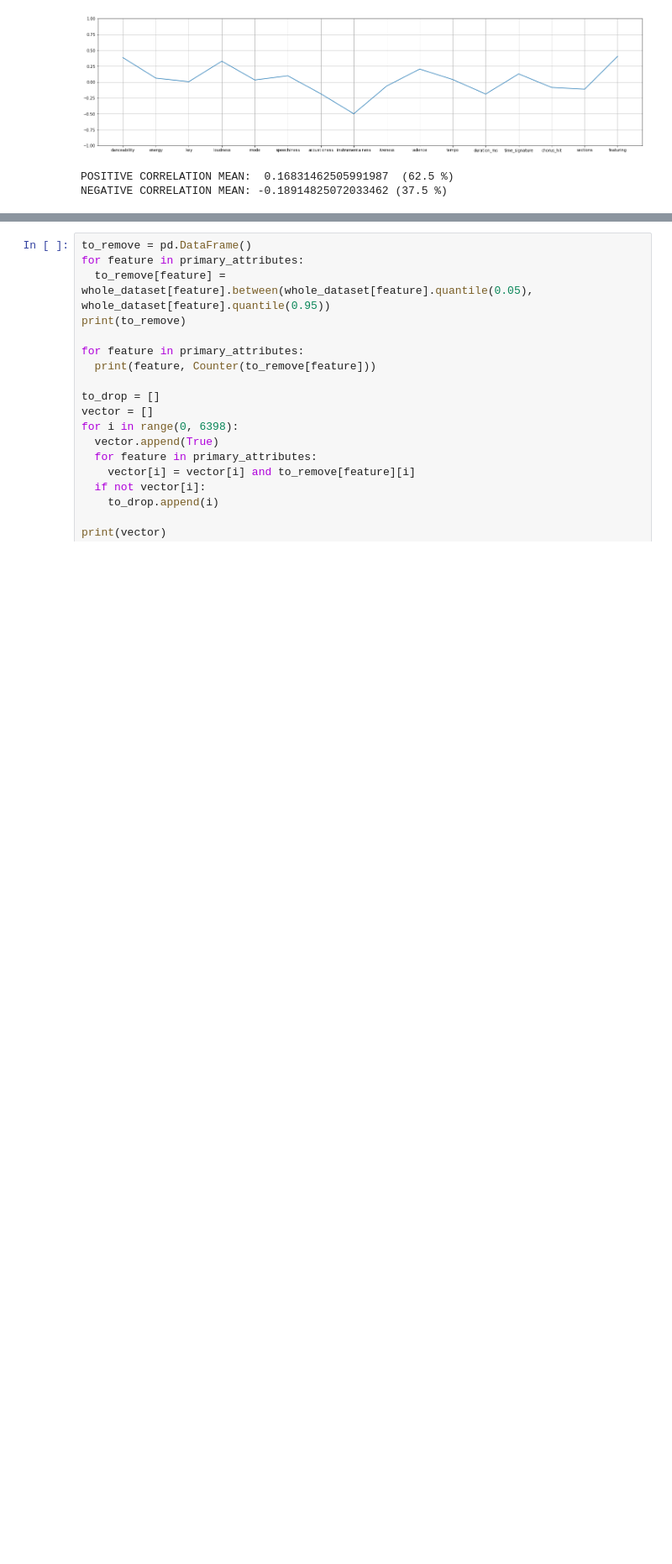
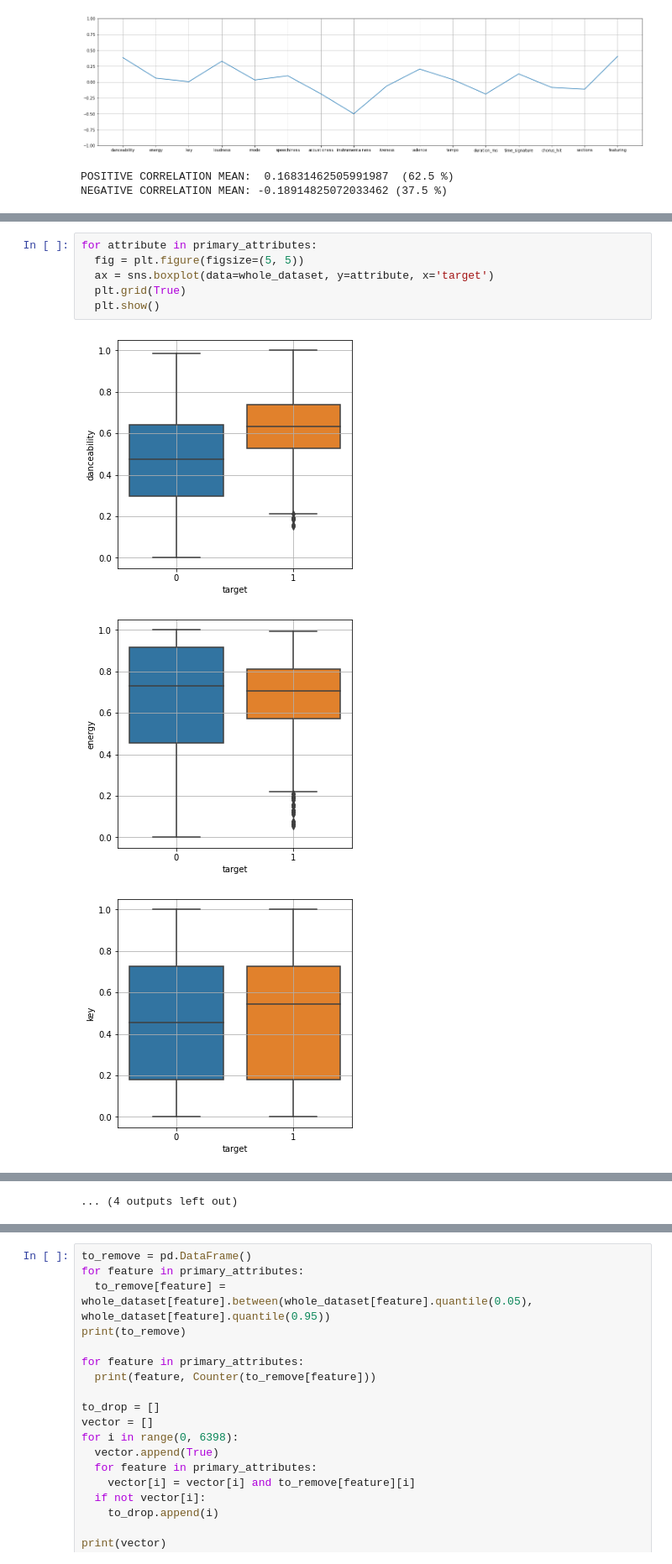
Before and after one commit to MatteoStoisa/DataSpaces_project, a Jupyter notebook: projectDataSpacesMatteoStoisa_the_spotify_hit_predictor_dataset_dataset_of_10s.ipynb, the cells around one changed output, grey strips where cells are left out. Shown at 84% size. Saved outputs shown, nothing was run; the diff lists cells and outputs as text; blank space fills up the shorter version.

```diff
--- a/projectDataSpacesMatteoStoisa_the_spotify_hit_predictor_dataset_dataset_of_10s.ipynb
+++ b/projectDataSpacesMatteoStoisa_the_spotify_hit_predictor_dataset_dataset_of_10s.ipynb
@@ -186,0 +185,10 @@ plt.show()
+# %%
+for attribute in primary_attributes:
+  fig = plt.figure(figsize=(5, 5))
+  ax = sns.boxplot(data=whole_dataset, y=attribute, x='target')
+  plt.grid(True)
+  plt.show()
+# %% [output]
+[figure, added]
+[figure, added]
+[figure, added]
@@ -186,0 +204 @@ plt.show()
+... (4 outputs left out)
```
Also changed, not shown: parts of 24 cells of this notebook.
